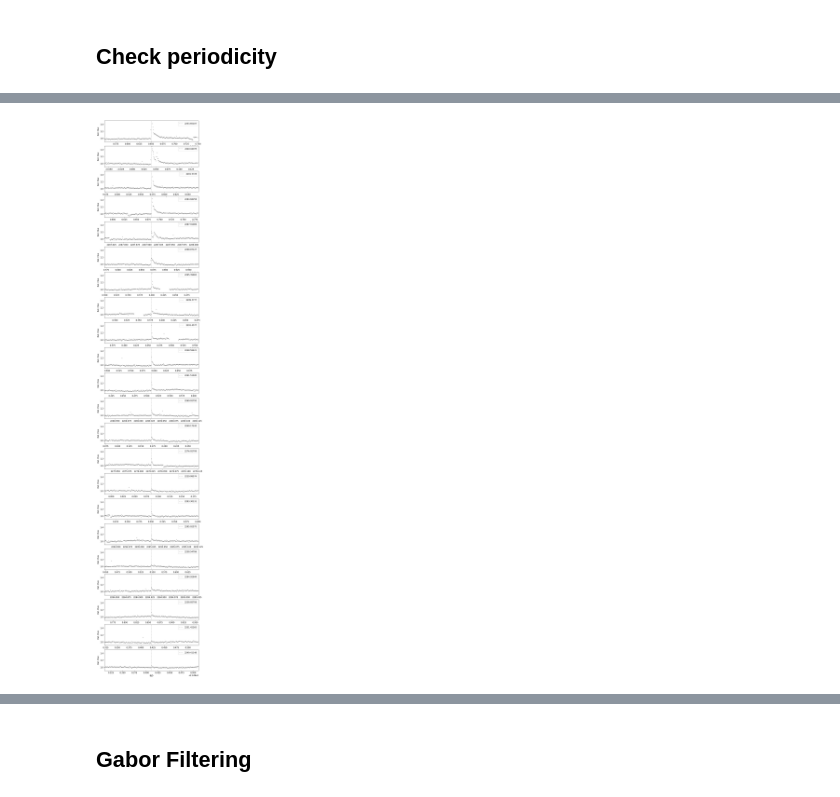
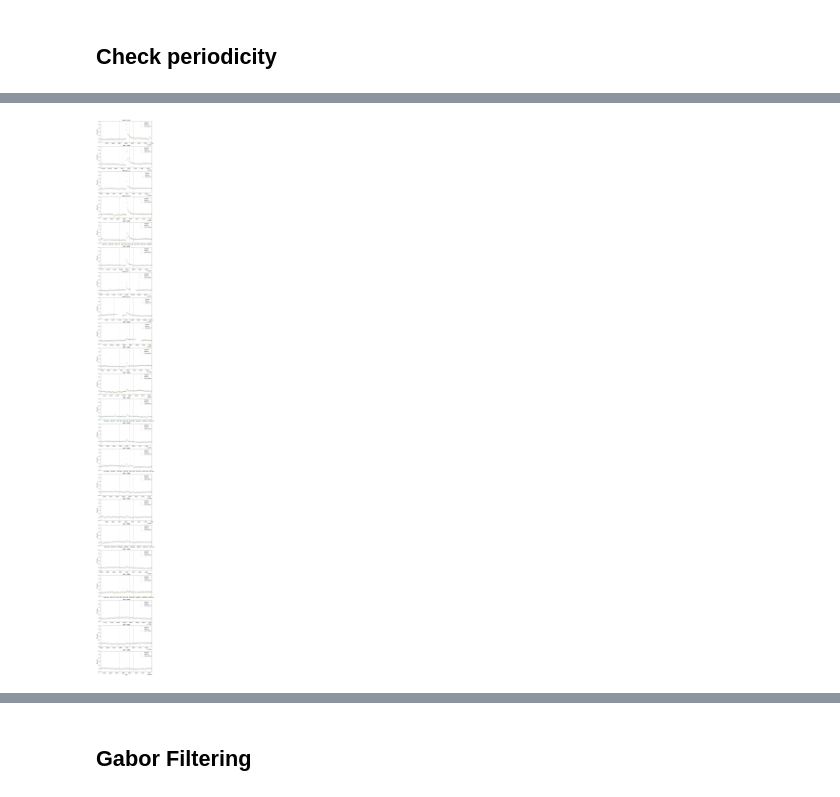
Before and after one commit to RileyWClarke/fftpca_note, a Jupyter notebook: FFTPCA.ipynb, the cells around one changed output, grey strips where cells are left out. Drawn from its saved outputs; the diff is of its cells as text; code cells hidden in the pictures.

```diff
--- a/FFTPCA.ipynb
+++ b/FFTPCA.ipynb
@@ -1132,0 +1174,20 @@ len(fluxes[0])
+# %%
+Low_cutoff, High_cutoff, F_sample = 4.0, 4.2, np.diff(bjds[982])[0]
+sp, f, _, _, _, _ = bandpass_ifft(bjds[982][:-1], fluxes[982], Low_cutoff, High_cutoff,
+                          F_sample, gf_sig = 0.1, Filter='Gaussian')
+spn, fn, _, _, _, _ = bandpass_ifft(bjds[982][:-1], processed[982], Low_cutoff, High_cutoff,
+                          F_sample, gf_sig = 0.1, Filter='Gaussian')
+
+fig, ax = plt.subplots(1,2,figsize=(15,5))
+ax[0].plot(f[10:],np.abs(sp[10:]**2),c='k', alpha=0.75)
+ax[0].set_xlabel('Frequency (1/day)')
+ax[0].set_ylabel('Amplitude')
+ax[0].set_title('Original PS')
+ax[0].fill_betweenx(np.arange(0,70000),3.9,4.2, color='red',alpha=0.25)
+
+ax[1].plot(fn[10:],np.abs(spn[10:]**2),c='SteelBlue')
+ax[1].set_xlabel('Frequency (1/day)')
+ax[1].set_ylabel('Amplitude')
+ax[1].set_title('Processed PS')
+ax[1].fill_betweenx(np.arange(0,40),3.9,4.2, color='red',alpha=0.25);
+plt.savefig('Figures/postps.png', dpi=300, bbox_inches='tight')
@@ -1322,17 +1392,24 @@ len(flares)
 # %%
-fig, axes = plt.subplots(22, figsize=(10,60))
+fig, axes = plt.subplots(22, figsize=(10,110))
 
-for i,flare in enumerate(flares):
-  axes[i].scatter(time1, Filtered_signal1, color='k', marker='.', s=5)
-  axes[i].vlines(flare, -50, 50, color='k', linestyle='--', alpha=0.25, label=str(flare))
-  #axes[i].vlines(flare+(1./72), -50, 50, color='k', ls='--', alpha=0.75)
-  #axes[i].vlines(flare-(1./96), -50, 50, color='k', ls='--', alpha=0.75)
-  axes[i].set_xlim(flare-0.1,flare+0.1)
-  axes[i].set_ylim(0.9,1.5)
-  axes[i].set_ylabel('Rel. Flux')
-  axes[i].legend()
+for i,tflare in enumerate(flares):
+    flare_ind = (np.abs(time1-tflare)).argmin()
+    axes[i].scatter(time1, flux1norm, color='Orange', marker='.', s=10, label='Original')
+    axes[i].scatter(time1, Filtered_signal1, color='SteelBlue', marker='.', s=10, label='Filtered')
+    axes[i].vlines(tflare, -50, 50, color='k', linestyle='--', alpha=0.25, label=str(tflare))
+    axes[i].vlines(time1[flare_ind-20], -50, 50, color='r', linestyle='--', alpha=0.25)
+    axes[i].vlines(time1[flare_ind+20], -50, 50, color='r', linestyle='--', alpha=0.25)
+    axes[i].vlines(time1[flare_ind-40], -50, 50, color='b', linestyle='--', alpha=0.25)
+    axes[i].vlines(time1[flare_ind+40], -50, 50, color='b', linestyle='--', alpha=0.25)
+    axes[i].set_xlim(tflare-0.1,tflare+0.1)
+    axes[i].set_ylim(0.9,1.5)
+    axes[i].set_ylabel('Rel. Flux')
+    axes[i].set_title('SNR: {0:.3f}'.format((flux1norm[flare_ind-20:flare_ind+20].max()-1)/
+                                       (flux1norm[flare_ind-40:flare_ind-20].std()+
+                                        flux1norm[flare_ind+20:flare_ind+40].std())/2))
+    axes[i].legend()
 plt.xlabel('BJD', fontsize=12)
-plt.savefig('Figures/flares.png', bbox_inches='tight')
+plt.savefig('Figures/flares.png', dpi=200, bbox_inches='tight')
 plt.show()
 # %% [output]
-[figure, old version]
+[figure, new version]
```
Also changed, not shown: parts of 32 cells of this notebook, 13 other files.
